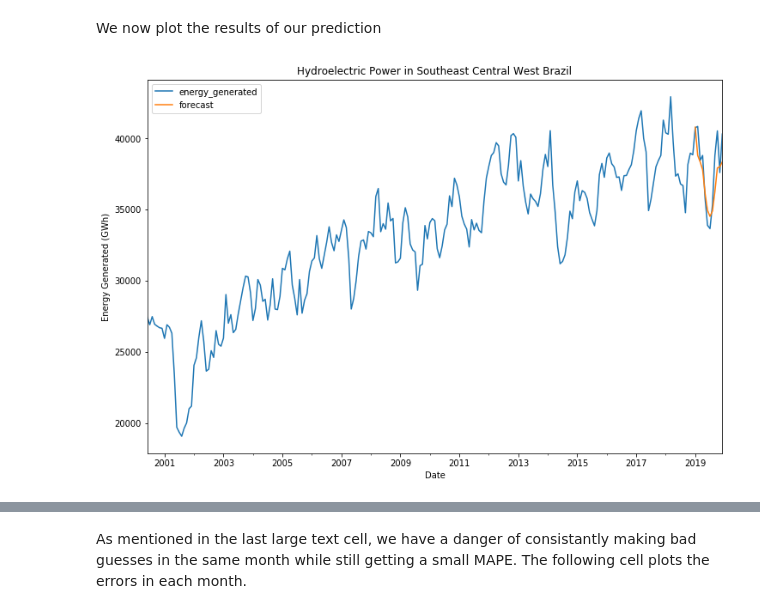
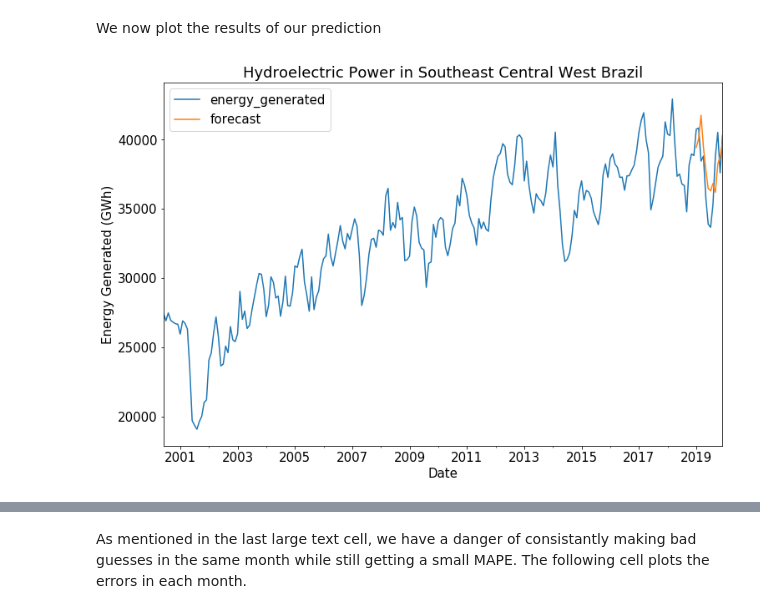
Before and after one commit to cameronthieme/IMAbootcamp2021, a Jupyter notebook: python_time_series/brazil_energy.ipynb, the cells around one changed output, grey strips where cells are left out. Drawn from its saved outputs; the diff is of its cells as text; code cells hidden in the pictures.

```diff
--- a/python_time_series/brazil_energy.ipynb
+++ b/python_time_series/brazil_energy.ipynb
@@ -44,6 +45,8 @@ from sklearn.imput import SimpleImputer
 # %%
 # increase figure size
 plt.rcParams['figure.figsize'] = [12, 8]
+# increase plot text size
+mpl.rc('font', size=15)
 # %%
 # turn warnings off when the code is working fine
 filterwarnings("ignore")
@@ -190,17 +183,17 @@ m = 12
 df_param_selector = df.iloc[:-(cross_splits+tot_months),:].copy()
 
 # choose exogenous variables for parameter selection:
-# x_param_sel = None
+x_param_sel = None
 # x_param_sel = df_param_selector['Total_accumulate']
 # x_param_sel = df_param_selector['influent_flow']
 # x_param_sel = df_param_selector['maximum_demand']
 # x_param_sel = df_param_selector[['maximum_demand','influent_flow']]
-x_param_sel = df_param_selector[['BARRA BONITA',
-       'CHAVANTES', 'COMPLEXO ILHA SOLTEIRA', 'EMBORCACAO', 'FURNAS', 'ITAIPU',
-       'ITUMBIARA (FURNAS)', 'MAL. MASCARENHAS DE MORAES', 'MARIMBONDO',
-       'NOVA PONTE', 'PARAIBUNA', 'SAO SIMAO (CEMIG)',
-       'SEN. JOSE ERMIRIO DE MORAES', 'SERRA DA MESA', 'TRES IRMAOS',
-       'TRES MARIAS']]
+# x_param_sel = df_param_selector[['BARRA BONITA',
+#        'CHAVANTES', 'COMPLEXO ILHA SOLTEIRA', 'EMBORCACAO', 'FURNAS', 'ITAIPU',
+#        'ITUMBIARA (FURNAS)', 'MAL. MASCARENHAS DE MORAES', 'MARIMBONDO',
+#        'NOVA PONTE', 'PARAIBUNA', 'SAO SIMAO (CEMIG)',
+#        'SEN. JOSE ERMIRIO DE MORAES', 'SERRA DA MESA', 'TRES IRMAOS',
+#        'TRES MARIAS']]
 # %%
 # difference function
 def difference_fct(timeseries):
@@ -479,37 +437,38 @@ df_new.set_index('date', inplace = True)
 nrg_gen = df_new['energy_generated'][:-tot_months]
 
 #aligning indices with endogenous
-x = df_new[['maximum_demand', 'influent_flow']]
+# x = df_new[['maximum_demand', 'influent_flow']]
+x = None
 
 if x is None:
     model=sm.tsa.statespace.SARIMAX(nrg_gen,  order=(p, d, q),seasonal_order=(P,D,Q,m))
     results=model.fit()
     df_new['forecast'] = results.predict(start = len(nrg_gen), end = len(nrg_gen)+tot_months, dynamic = False)
 else:
     # building exog train variables for plotting
 #     xtrain = nrg_gen.copy()
 #     xtrain_entries = x[:-tot_months]
 #     for tau in range(len(xtrain)):
 #         xtrain[tau] = xtrain_entries[tau]
 
     xtrain = x.iloc[:-tot_months]
     # building test exog for plotting
     xtest_entries = x.iloc[-(tot_months):]
 
     model=sm.tsa.statespace.SARIMAX(nrg_gen, exog = xtrain, order=(p, d, q),seasonal_order=(P,D,Q,m))
     results=model.fit()
     df_new['forecast'] = np.nan
-    fcast = fit.forecast(tot_months, exog = xtest_entries)
+    fcast = results.forecast(tot_months, exog = xtest_entries)
     df_new['forecast'][-tot_months:] = fcast
 
 
 # plotting
 df_new[['energy_generated','forecast']].plot(figsize=(12,8))
 # plt.plot(df_new.date[:], df_new.forecast[:], '-r')
 plt.title('Hydroelectric Power in Southeast Central West Brazil')
 plt.ylabel('Energy Generated (GWh)');
 plt.xlabel('Date');
 plt.savefig('foo.png')
 plt.show()
 # %% [output]
-[figure, old version]
+[figure, new version]
```
Also changed, not shown: parts of 17 cells of this notebook, 3 other files.
